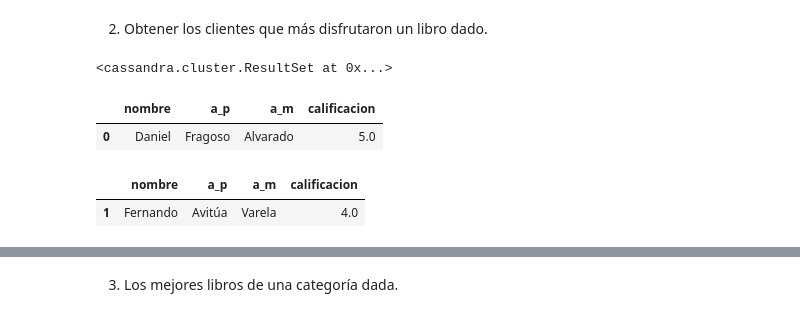
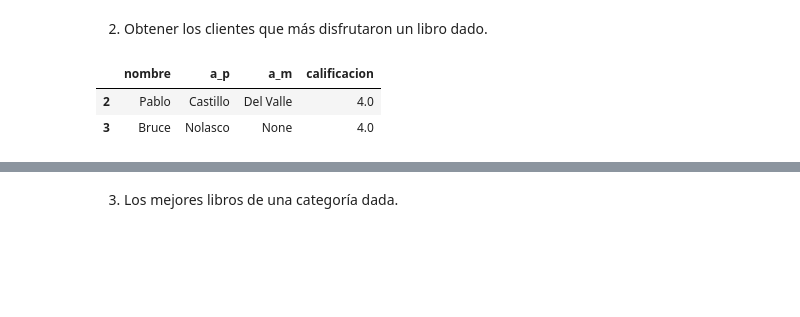
Before and after one commit to danielfrgs/2022_1-Base-Datos, a Jupyter notebook: Practicas/P2/P2.ipynb, the cells around one changed output, grey strips where cells are left out. Saved outputs shown, nothing was run; the diff lists cells and outputs as text; code cells hidden in the pictures; blank space fills up the shorter version.

```diff
--- a/Practicas/P2/P2.ipynb
+++ b/Practicas/P2/P2.ipynb
@@ -157,14 +298,0 @@ dtype: object
-# %%
-'''
-Guille = 61686
-'''
-
-guille = session.execute("""
-                SELECT categoria, AVG(calificacion) AS cal FROM con1 WHERE membresia = 61686 GROUP BY categoria;
-                """)
-
-df = pd.DataFrame(list(guille))
-
-# Obtengamos aquellas categorias que mejor evaluadas han sido:
-
-df.max()
@@ -192,55 +324,21 @@ session.execute("""
 # %% [markdown]
 2. Obtener los clientes que más disfrutaron un libro dado.
-# %%
-# Creamos la tabla
-session.execute("""
-                CREATE TABLE con2 (
-                    membresia int,
-                    id_libro int,
-                    titulo text,
-                    autor text,
-                    categoria text,
-                    calificacion float,
-                    nombre text,
-                    a_p text,
-                    a_m text,
-                    pais text STATIC,
-                    fechnac date,
-                    PRIMARY KEY (id_libro, membresia));
-                """)
-# %% [output]
-<cassandra.cluster.ResultSet at 0x...>
 # %%
-'''
-La cancion de Aquiles : 12
-'''
+def Con2(id_libro):
+    id_libro = str(id_libro)
+    libro = session.execute('SELECT nombre, a_p, a_m, calificacion FROM con2 WHERE id_libro = ' +  id_libro + ';')
 
-aquiles_song = session.execute("""
-                SELECT nombre, a_p, a_m, calificacion FROM con2 WHERE id_libro = 12;
-                """)
+    df = pd.DataFrame(list(libro))
 
-df = pd.DataFrame(list(aquiles_song))
-
-# Obtengamos el usuario(s)
-df[df.calificacion == df.calificacion.max()]
-
-#df
+    # Obtengamos el usuario(s)
+    return(df[df.calificacion == df.calificacion.max()])
-# %% [output]
-|  | nombre | a_p | a_m | calificacion |
-| 0 | Daniel | Fragoso | Alvarado | 5.0 |
-# %%
-'''
-El Periquillo de Sarniento : 20
-'''
-
-p_sarmiento = session.execute("""
-                SELECT nombre, a_p, a_m, calificacion FROM con2 WHERE id_libro = 20;
-                """)
-
-df = pd.DataFrame(list(p_sarmiento))
-
-# Obtengamos el usuario(s)
-df[df.calificacion == df.calificacion.max()]
-# %% [output]
-|  | nombre | a_p | a_m | calificacion |
-| 1 | Fernando | Avitúa | Varela | 4.0 |
+# %%
+'''
+Pedro Paramo : 18
+'''
+
+Con2(18)
+# %% [output]
+|  | nombre | a_p | a_m | calificacion |
+| 2 | Pablo | Castillo | Del Valle | 4.0 |
+| 3 | Bruce | Nolasco | None | 4.0 |
```
Also changed, not shown: parts of 30 cells of this notebook, 3 other files.
